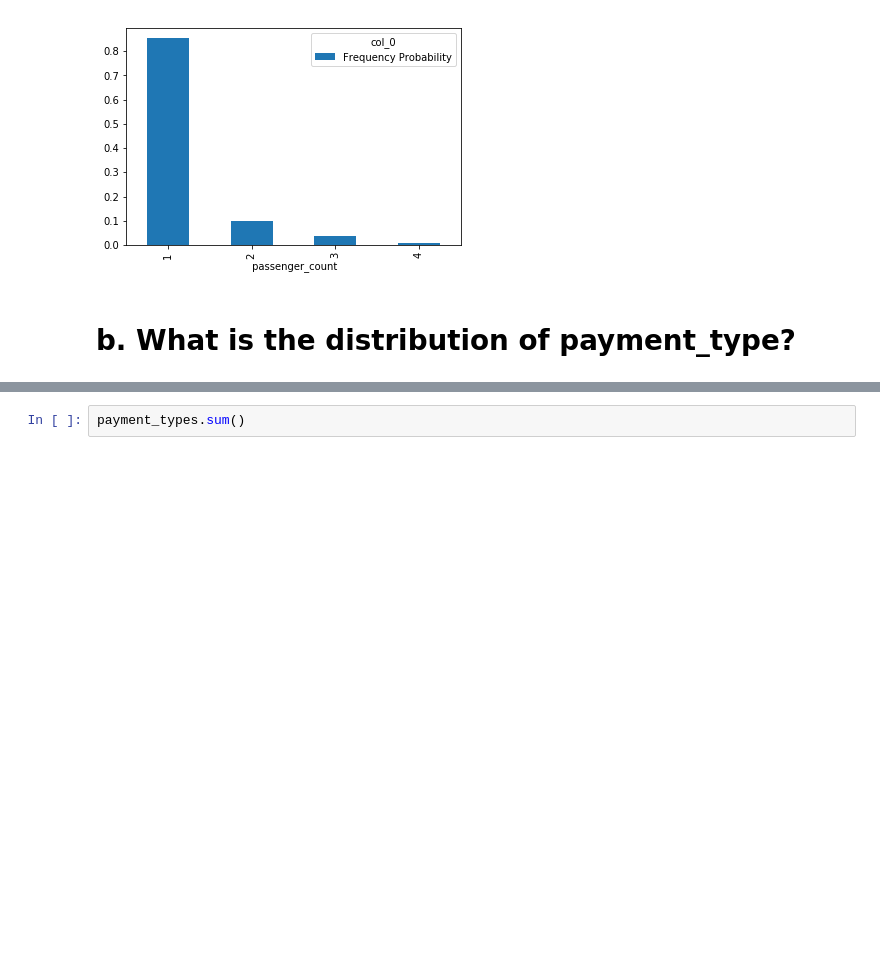
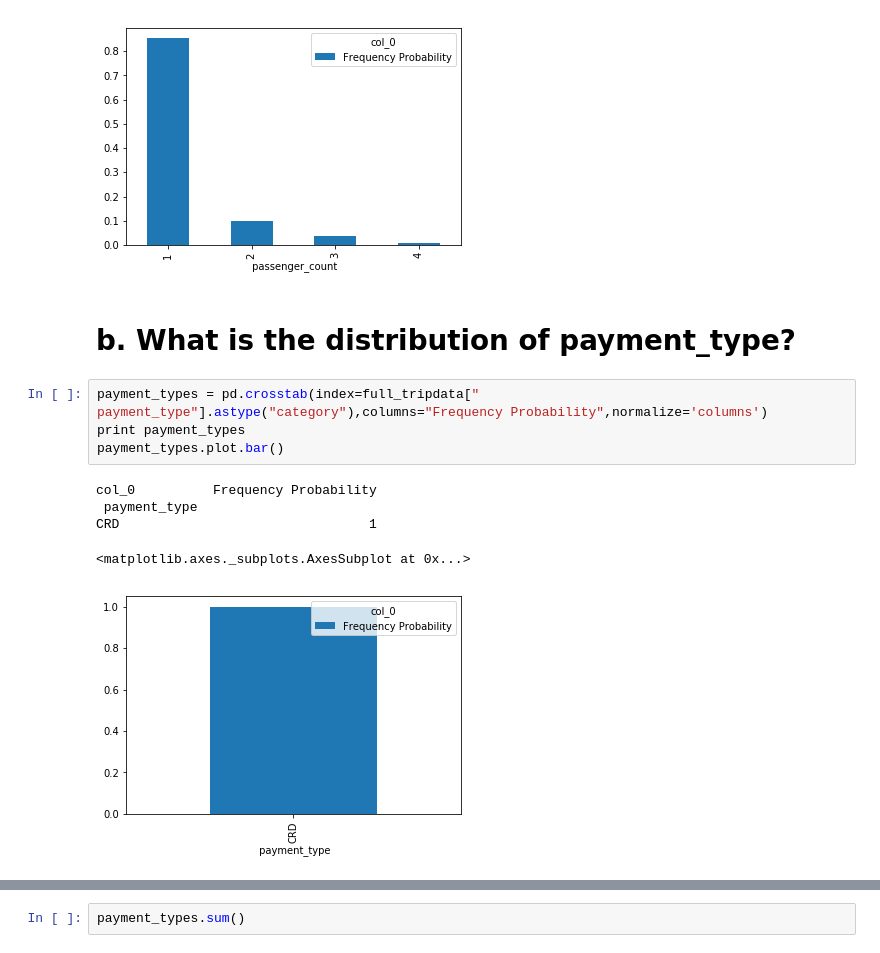
Before and after one commit to emali1/NYCTaxi, a Jupyter notebook: DataPrepare.ipynb, the cells around one changed output, grey strips where cells are left out. Drawn from its saved outputs; the diff is of its cells as text; blank space fills up the shorter version.

```diff
--- a/DataPrepare.ipynb
+++ b/DataPrepare.ipynb
@@ -56,3 +56,13 @@ col_0             Frequency Probability
 [figure]
 # %% [markdown]
 # b. What is the distribution of payment_type?
+# %%
+payment_types = pd.crosstab(index=full_tripdata[" payment_type"].astype("category"),columns="Frequency Probability",normalize='columns')
+print payment_types
+payment_types.plot.bar()
+# %% [output]
+col_0          Frequency Probability
+ payment_type
+CRD                                1
+<matplotlib.axes._subplots.AxesSubplot at 0x...>
+[figure, added]
```
Also changed, not shown: parts of 15 cells of this notebook.
